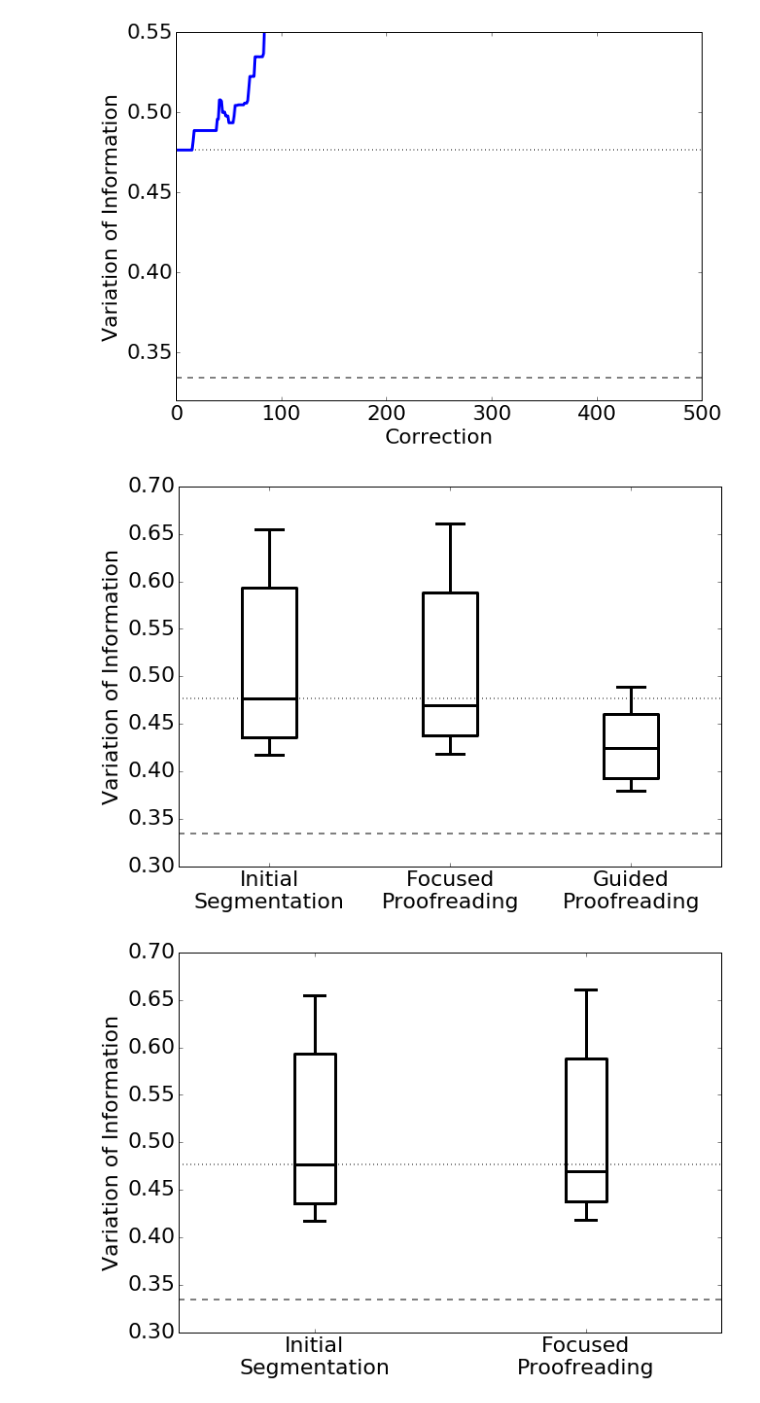
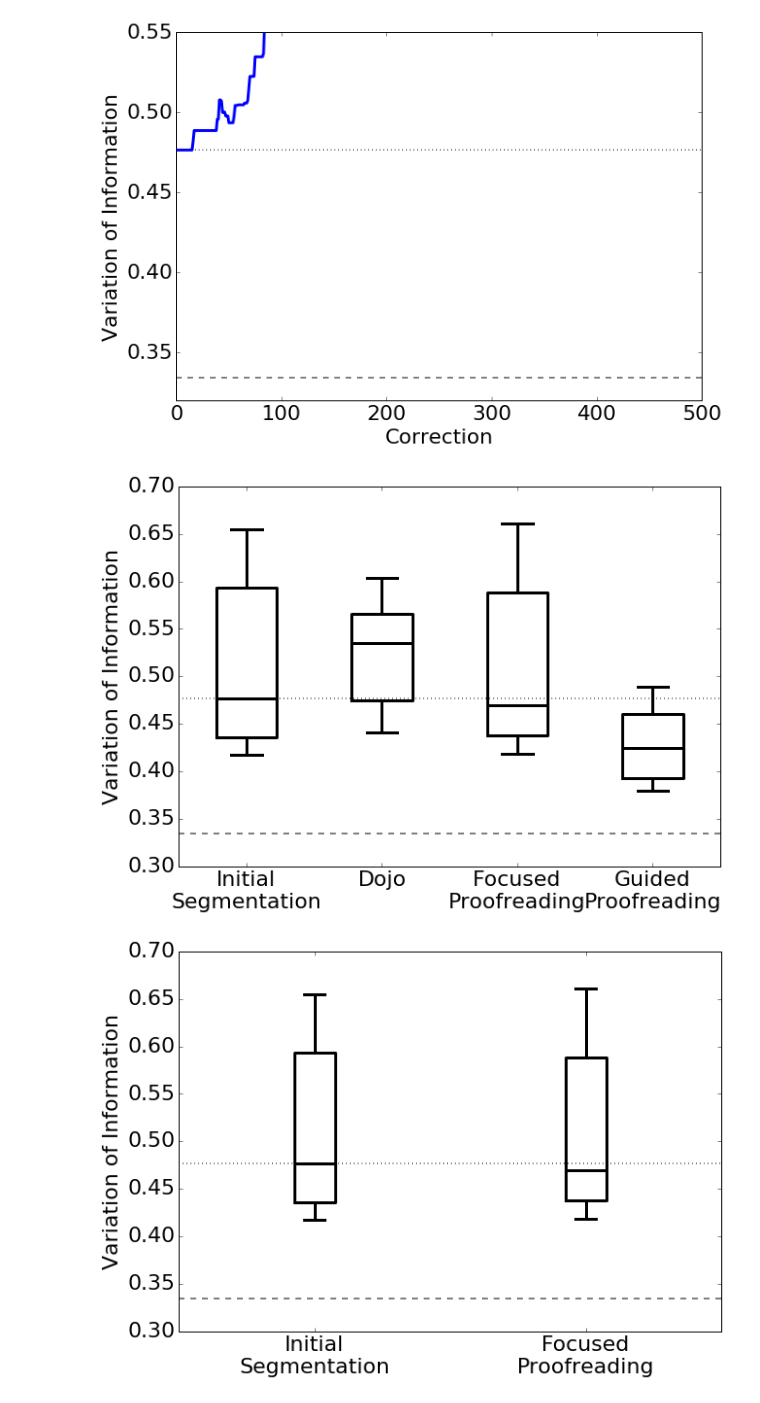
Before and after one commit to VCG/gp, a Jupyter notebook: ipy_test/LOAD_USER.ipynb, the cells around one changed output. Saved outputs shown, nothing was run; the diff lists cells and outputs as text; code cells hidden in the pictures.

Commit message:
Add some test plots.

```diff
--- a/ipy_test/LOAD_USER.ipynb
+++ b/ipy_test/LOAD_USER.ipynb
@@ -131,7 +130,7 @@ Avg. corrections 101.0
 Avg. accepted 101.0
 [figure]
 # %%
-def boxplot(objects, data, clampY=True):
+def boxplot(objects, data, clampY=True, filename=None):
 #     plt.subplots()
 
     y_pos = range(1,len(objects)+1)
@@ -159,4 +158,6 @@ def boxplot(objects, data, clampY=True):
 
     plt.rc('font', **font)
     plt.xticks(y_pos, objects)
+    if filename:
+        plt.savefig(filename)
     plt.show()
@@ -163,9 +185,9 @@ def boxplot(objects, data, clampY=True):
 # %%
-objects = ['Initial\nSegmentation', 'Focused\nProofreading', 'Guided\nProofreading']
-data = [init_vi_per_slice, fp_vi_per_slice, gp_vi_per_slice]
+objects = ['Initial\nSegmentation', 'Dojo', 'Focused\nProofreading', 'Guided\nProofreading']
+data = [init_vi_per_slice, dojo_avg_user, fp_vi_per_slice, gp_vi_per_slice]
 boxplot(objects, data)
 # %% [output]
-[figure, old version]
+[figure, new version]
 # %%
 objects = ['Initial\nSegmentation', 'Focused\nProofreading']
 data = [init_vi_per_slice, fp_vi_per_slice]
```
Also changed, not shown: parts of 20 cells of this notebook, 6 other files.
